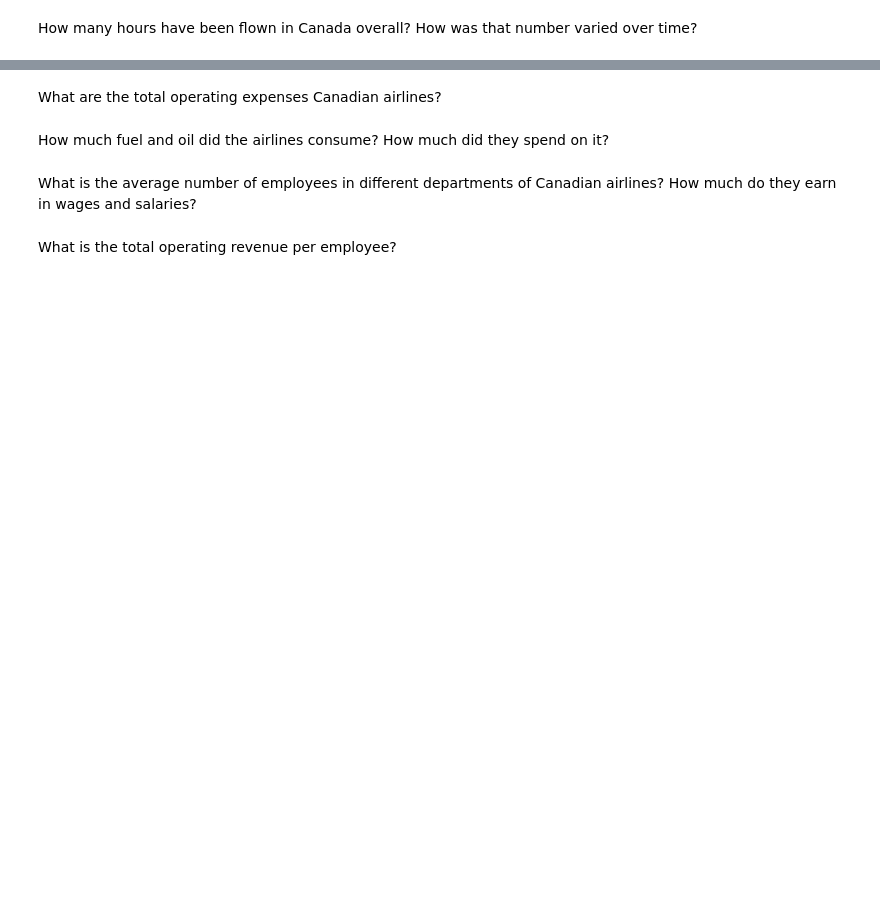
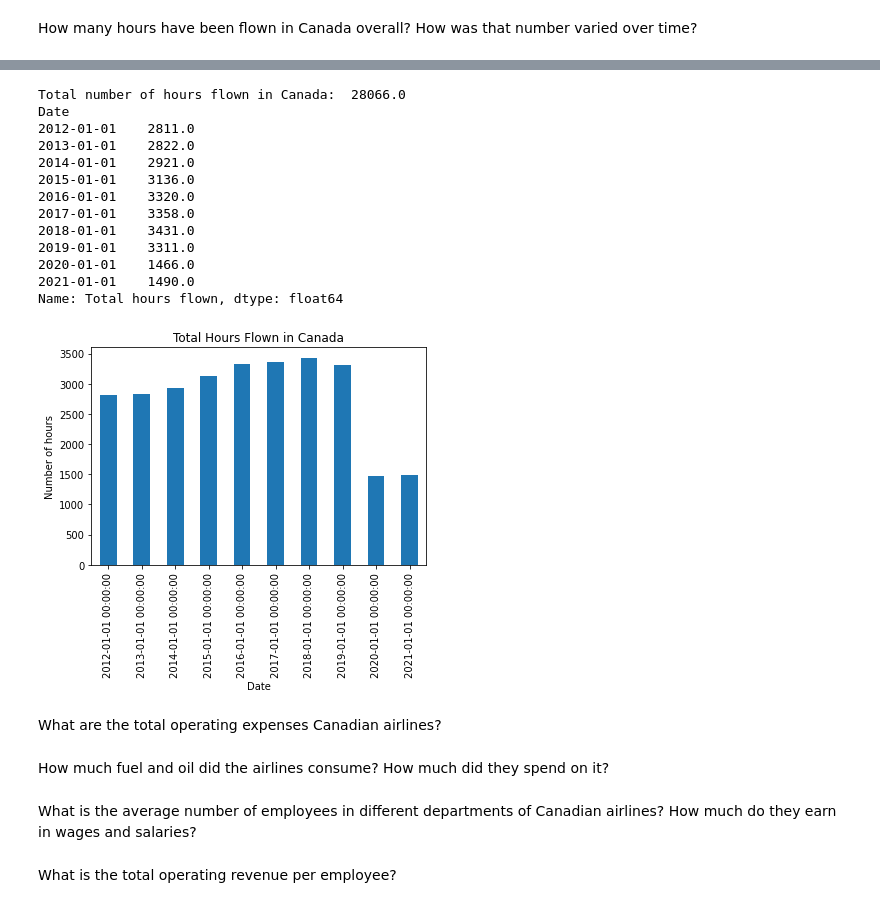
Before and after one commit to AustinPerea/Capstone-EDA, a Jupyter notebook: Airline_Operating.ipynb, the cells around one changed output, grey strips where cells are left out. Drawn from its saved outputs; the diff is of its cells as text; code cells hidden in the pictures; blank space fills up the shorter version.

```diff
--- a/Airline_Operating.ipynb
+++ b/Airline_Operating.ipynb
@@ -182,3 +197,25 @@ sns.boxplot(df['Total passengers'])
+# %%
+ax = df['Total hours flown'].plot.bar(title='Total Hours Flown in Canada')
+ax.set_ylabel("Number of hours")
+
+dfH = df.loc[:]['Total hours flown']
+print('Total number of hours flown in Canada: ', df['Total hours flown'].sum())
+print(dfH)
+# %% [output]
+Total number of hours flown in Canada:  28066.0
+Date
+2012-01-01    2811.0
+2013-01-01    2822.0
+2014-01-01    2921.0
+2015-01-01    3136.0
+2016-01-01    3320.0
+2017-01-01    3358.0
+2018-01-01    3431.0
+2019-01-01    3311.0
+2020-01-01    1466.0
+2021-01-01    1490.0
+Name: Total hours flown, dtype: float64
+[figure, added]
 # %% [markdown]
 <p>What are the total operating expenses Canadian airlines? </p>
 # %% [markdown]
```
Also changed, not shown: parts of 6 cells of this notebook.
